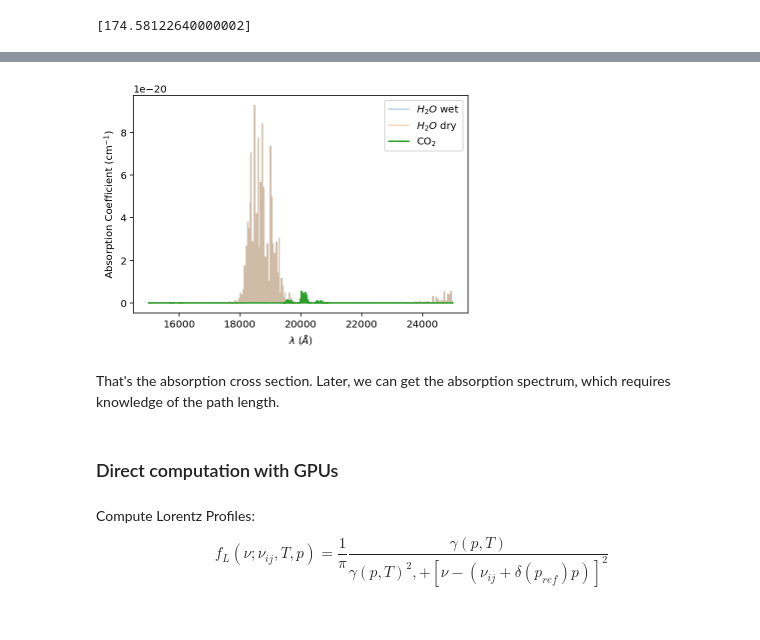
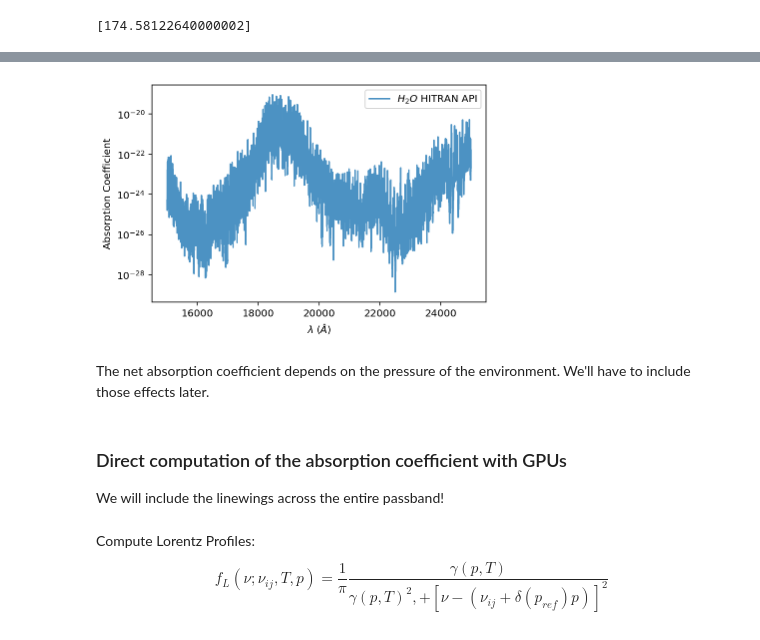
Before and after one commit to BrownDwarf/fiatlux, a Jupyter notebook: notebooks/01_jax_with_GPUs_for_HITRAN_linelists.ipynb, the cells around one changed output, grey strips where cells are left out. Drawn from its saved outputs; the diff is of its cells as text; code cells hidden in the pictures.

```diff
--- a/notebooks/01_jax_with_GPUs_for_HITRAN_linelists.ipynb
+++ b/notebooks/01_jax_with_GPUs_for_HITRAN_linelists.ipynb
@@ -35,3 +37,2 @@ Let's assign wet and dry atmospheric conditions.
 # %%
-h2o_vol_mix_ratio_wet = 1.0e-3
-h2o_vol_mix_ratio_dry = 1.0e-6
+h2o_vol_mix_ratio_air = 1.0e-3
@@ -45,0 +39,3 @@ nu, coeffd = hapi.absorptionCoefficient_Lorentz(SourceTables='H2O', Diluent={'ai
+# %%
+%%time
+nu, coeff_air = hapi.absorptionCoefficient_Lorentz(SourceTables='H2O', Diluent={'air':1.0-h2o_vol_mix_ratio_air, 'H2O':h2o_vol_mix_ratio_air}, WavenumberGrid=nus.tolist(), HITRAN_units=True)#range(4000,10000,1))
@@ -46,16 +46,17 @@ nu, coeffd = hapi.absorptionCoefficient_Lorentz(SourceTables='H2O', Diluent={'ai
 # %%
-plt.plot(wls, coeffw, label='$H_2O$ wet', alpha=0.3)
-plt.plot(wls, coeffd, label='$H_2O$ dry', alpha=0.3)
-plt.plot(wls, coeff, label='CO$_2$')
+plt.plot(wls, coeff_air, label='$H_2O$ HITRAN API', alpha=0.8)
 plt.legend()
-plt.ylabel('Absorption Coefficient (cm$^{-1}$)')
+plt.ylabel('Absorption Coefficient')
+plt.yscale('log')
 plt.xlabel('$\lambda \;(\AA)$');
 # %% [output]
-[figure, old version]
+[figure, new version]
-# %% [markdown]
-That's the absorption cross section.  Later, we can get the absorption spectrum, which requires knowledge of the path length.
-# %% [markdown]
-### Direct computation with GPUs
+# %% [markdown]
+The net absorption coefficient depends on the pressure of the environment.  We'll have to include those effects later.
+# %% [markdown]
+### Direct computation of the absorption coefficient with GPUs
+
+We will include the linewings across the entire passband!
 # %%
 from jax.config import config
 config.update("jax_enable_x64", True)
```
Also changed, not shown: parts of 33 cells of this notebook.
